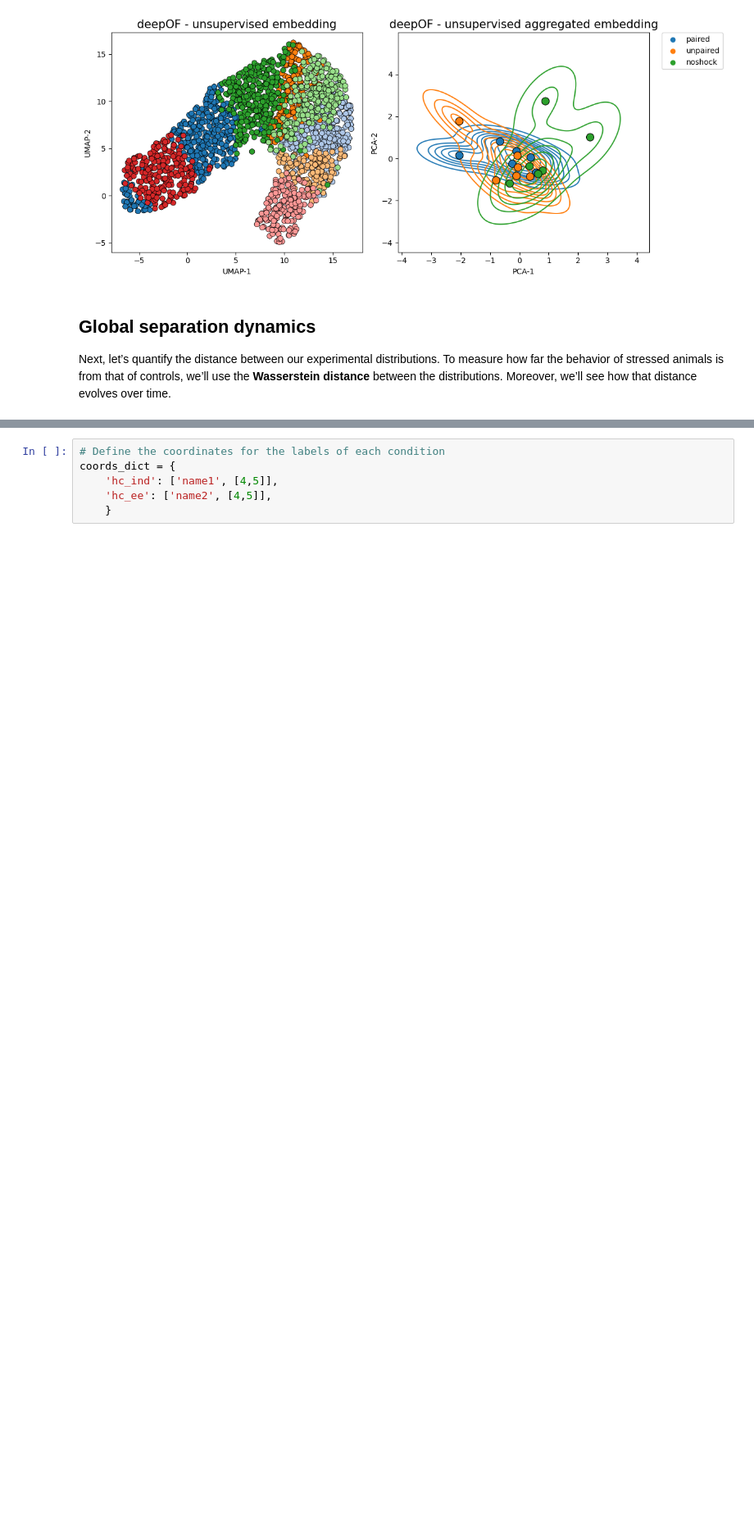
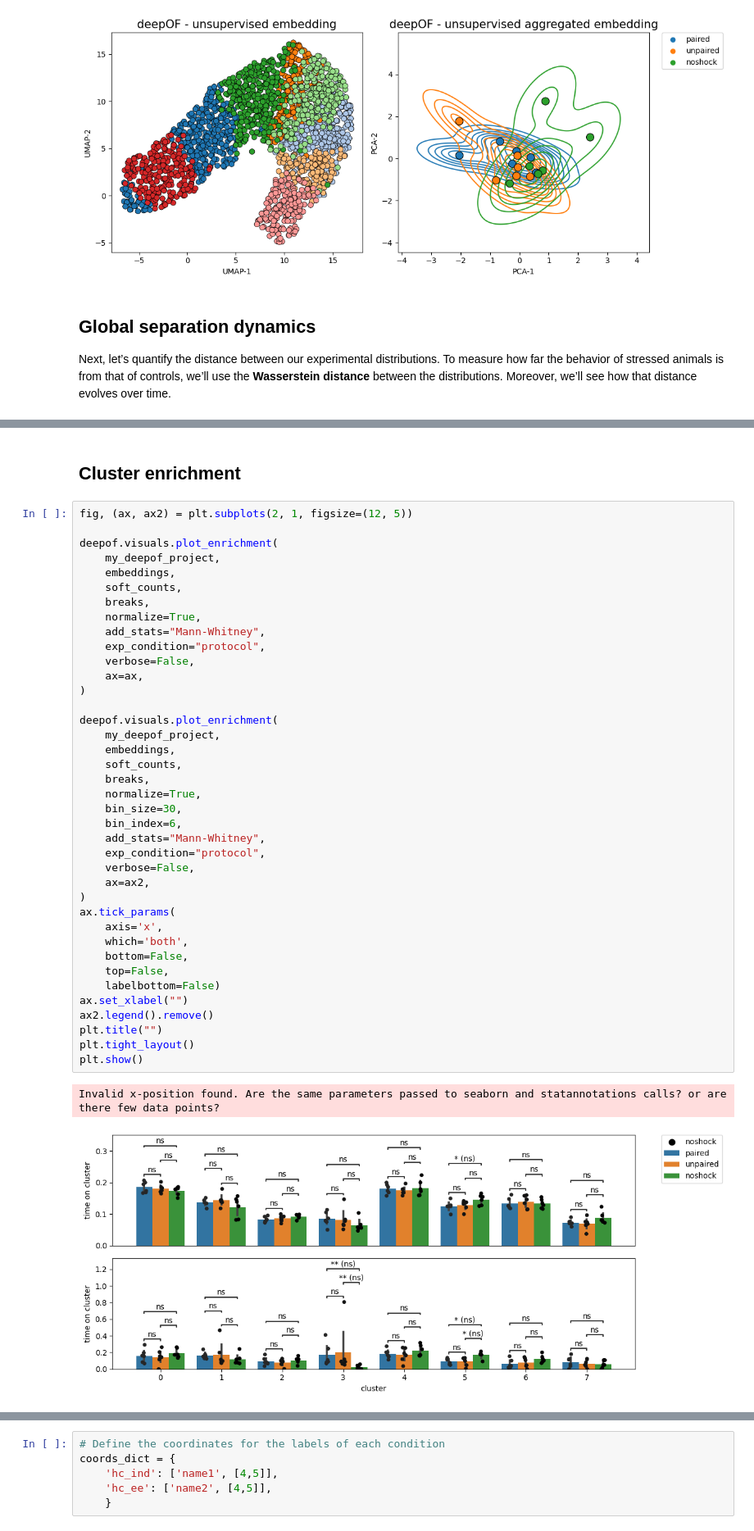
Before and after one commit to marccanela/deepof_abg, a Jupyter notebook: unsupervised_pipeline.ipynb, the cells around one changed output, grey strips where cells are left out. Shown at 82% size. Saved outputs shown, nothing was run; the diff lists cells and outputs as text; blank space fills up the shorter version.

```diff
--- a/unsupervised_pipeline.ipynb
+++ b/unsupervised_pipeline.ipynb
@@ -172,0 +151,44 @@ Found an optimal_bin at 180 seconds
+# %% [markdown]
+## Cluster enrichment
+# %%
+fig, (ax, ax2) = plt.subplots(2, 1, figsize=(12, 5))
+
+deepof.visuals.plot_enrichment(
+    my_deepof_project,
+    embeddings,
+    soft_counts,
+    breaks,
+    normalize=True,
+    add_stats="Mann-Whitney",
+    exp_condition="protocol",
+    verbose=False,
+    ax=ax,
+)
+
+deepof.visuals.plot_enrichment(
+    my_deepof_project,
+    embeddings,
+    soft_counts,
+    breaks,
+    normalize=True,
+    bin_size=30,
+    bin_index=6,
+    add_stats="Mann-Whitney",
+    exp_condition="protocol",
+    verbose=False,
+    ax=ax2,
+)
+ax.tick_params(
+    axis='x',
+    which='both',
+    bottom=False,
+    top=False,
+    labelbottom=False)
+ax.set_xlabel("")
+ax2.legend().remove()
+plt.title("")
+plt.tight_layout()
+plt.show()
+# %% [output]
+Invalid x-position found. Are the same parameters passed to seaborn and statannotations calls? or are there few data points?
+[figure, added]
```
Also changed, not shown: parts of 9 cells of this notebook.
